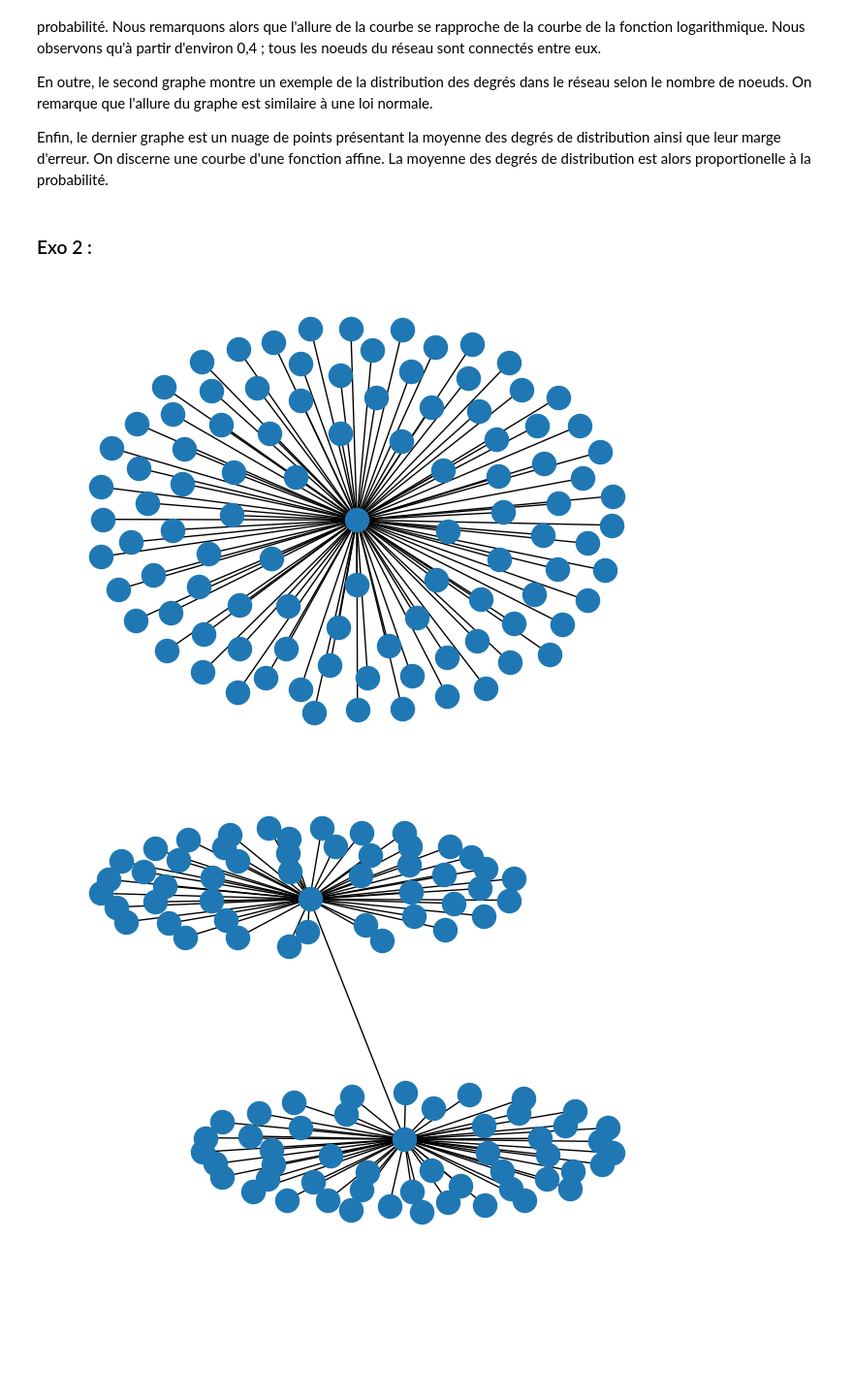
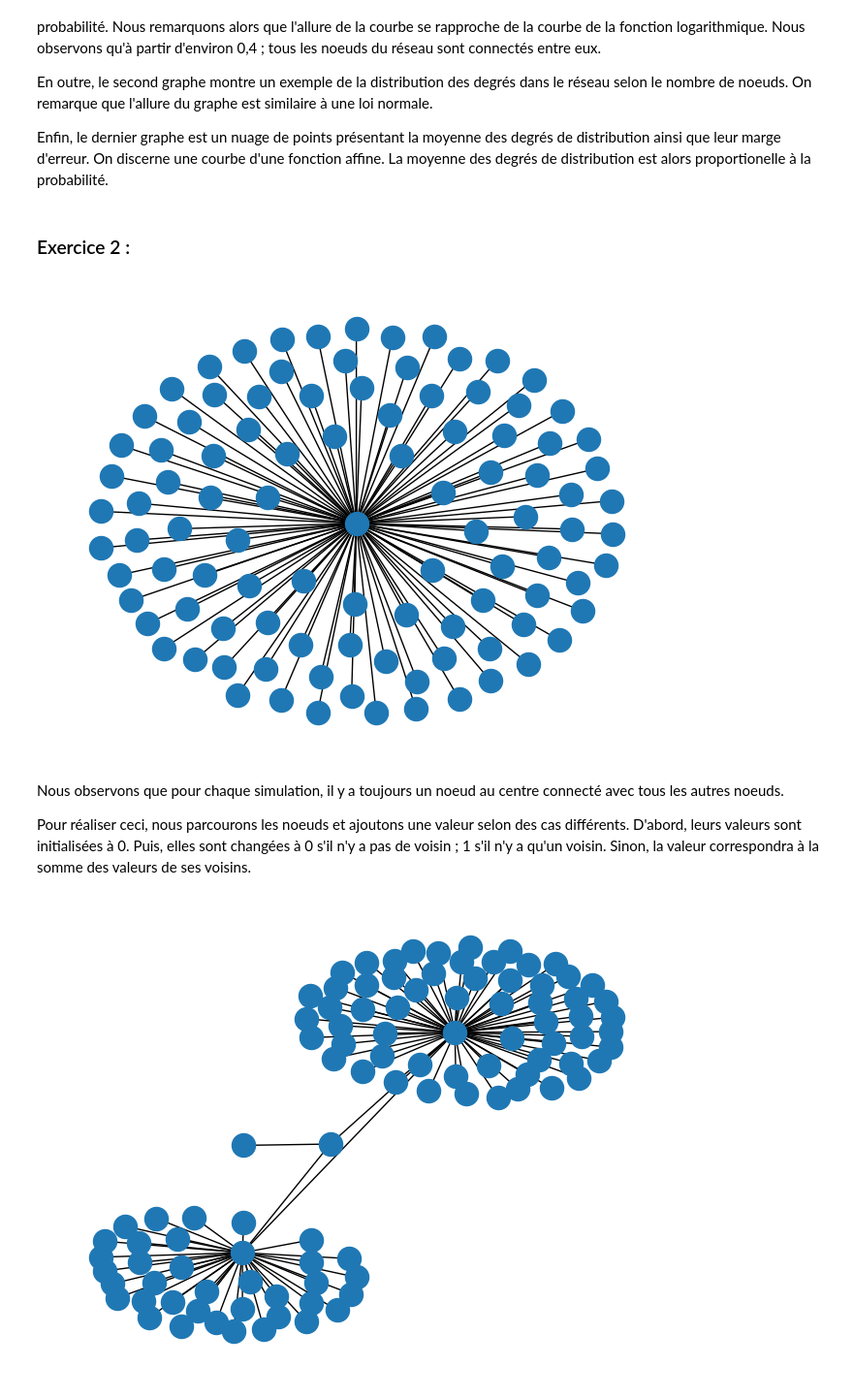
Before and after one commit to BenjaminGueriot/ISOC731_Projet, a Jupyter notebook: projet.ipynb, the cells around one changed output. Shown at 97% size. Cells and saved outputs as stored; diff of their text form; code cells hidden in the pictures; blank space fills up the shorter version.

Commit message:
exo2 stats + exo3 stats

```diff
--- a/projet.ipynb
+++ b/projet.ipynb
@@ -7,12 +15,4 @@ Nous avons un projet à réaliser pour ce module. Celui-ci porte sur les réseau
 # %%
-import networkx as nx
-import matplotlib.pyplot as plt
-import random as rd
-import numpy as np
-from tqdm import tqdm
-import pandas as pd
-import scipy.stats as st
-
 n = 1000 # nombre de noeuds
 
 def make_graph(n): # fonction pour initialiser un graphe vide de n noeuds
@@ -22,10 +22,12 @@ def make_graph(n): # fonction pour initialiser un graphe vide de n noeuds
     return G
 
 def make_edges(G,p): # fonction pour ajouter des liens entre différents noeuds
-
+    """
+    graph G : initial graph
+    int p : probability of connexion between two nodes
+    """
     for k in range(n):
         for node in list(G.nodes):
-
             # On vérifie qu'une probabilité uniforme est inférieure ou égale à notre probabilité seuil
             # De plus, on vérifie que les deux noeuds choisis ne sont pas les même
             if(rd.uniform(0.0, 1.0) <=p and node != k):
@@ -116,17 +118,24 @@ En outre, le second graphe montre un exemple de la distribution des degrés dans
 
 Enfin, le dernier graphe est un nuage de points présentant la moyenne des degrés de distribution ainsi que leur marge d'erreur. On discerne une courbe d'une fonction affine. La moyenne des degrés de distribution est alors proportionelle à la probabilité.
 # %% [markdown]
-###                                  Exo 2 :
+###                                  Exercice 2 :
 # %%
-#2.1
 G = nx.Graph()
 n = 100
+
+# On ajoute des nodes avec leur valeur que l'on initialise à 0
 for i in range(n):
   G.add_node(i, value=0)
 
-values = nx.get_node_attributes(G, 'value')
+# On crée une liste des noeuds
 nodes = list(G.nodes)
 
+# On récupère la valeur des noeuds dans une liste
+values = nx.get_node_attributes(G, 'value')
+
+# Fonction pour calculer une nouvelle valeur
+# Si son degré est égal à 1 alors le noeuf n'a qu'un voisin et on lui attribut cette même valeur
+# Si le noeud a plus d'un voisin, on définit sa valeur comme la somme des valeurs de ses voisins
 def compute_value(node, values):
   new_value = 0
   if G.degree[node] == 1:
@@ -143,12 +152,12 @@ rd.shuffle(nodes)
 for node in nodes:
   # Dictionnaire des valeurs
   values = dict(sorted(values.items(), key=lambda item: item[1]))
-  values.pop(node)
+  values.pop(node) # On retire le noeud
 
-  # Valeur max qui optimise la valeur du noeud
+  # Valeur maximale qui optimise la valeur du noeud
   max_value = np.asarray(list(values.values())).max()
 
-  # On cherche si il y a égalité
+  # On cherche s'il y a égalité
   max_values = [item for item in values.items() if item[1] == max_value]
 
   # Choix du noeud auquel se connecter
@@ -169,61 +178,70 @@ for node in nodes:
 
 nx.draw(G)
 # %% [output]
-[figure, old version]
+[figure, new version]
+# %% [markdown]
+Nous observons que pour chaque simulation, il y a toujours un noeud au centre connecté avec tous les autres noeuds.
+
+Pour réaliser ceci, nous parcourons les noeuds et ajoutons une valeur selon des cas différents. D'abord, leurs valeurs sont initialisées à 0. Puis, elles sont changées à 0 s'il n'y a pas de voisin ; 1 s'il n'y a qu'un voisin. Sinon, la valeur correspondra à la somme des valeurs de ses voisins.
 # %%
-#2.2
+# Partie avec incertitude
+
 G = nx.Graph()
 n = 100
+
+
+
+# On ajoute des nodes avec leur valeur que l'on initialise à 0
 for i in range(n):
-  G.add_node(i, value=0)
+  G.add_node(i, value=0, karma = 0)
 
-values = nx.get_node_attributes(G, 'value')
+# On crée une liste des noeuds
 nodes = list(G.nodes)
 
-def compute_value(node, values):
-  new_value = 0
-  if G.degree[node] == 1:
-    new_value = 1
-  elif G.degree[node] > 1:
-    for neighbor in G.neighbors(node):
-      new_value += values[neighbor]
-  return new_value
-
+# On récupère la valeur des noeuds dans une liste
+values = nx.get_node_attributes(G, 'value')
 
 # Ordre T aléatoire
 rd.shuffle(nodes)
 
+values_x = []
+values_y = []
+
 for node in nodes:
+
+
   # Dictionnaire des valeurs
   values = dict(sorted(values.items(), key=lambda item: item[1]))
   values.pop(node)
 
   #
   inferred_values = dict([item[0], rd.uniform(item[1]*0.1, item[1]*10)] for item in values.items())
 
+  if node == nodes[len(nodes) - 1]:
+    values_x.append(list(inferred_values.keys()))
+    values_y.append(list(inferred_values.values()))
+
   # Valeur max qui optimise la valeur du noeud
   max_value = np.asarray(list(inferred_values.values())).max()
 
 
-  # On cherche si il y a égalité
+  # On cherche s'il y a égalité
   max_values = [item for item in inferred_values.items() if item[1] == max_value]
-
 
   # Choix du noeud auquel se connecter
   node_to_connect = rd.choice(max_values)
 
   # Connection
   G.add_edge(node, node_to_connect[0])
 
   # Pour les deux nodes, on recalcule la valeur
   for node2 in [node, node_to_connect[0]]:
     new_value = compute_value(node2, values)
     values[node2] = new_value
 
   nx.set_node_attributes(G, values, "value")
 
 #print(dict(sorted(values.items(), key=lambda item: item[0])))
-
 nx.draw(G)
 # %% [output]
-[figure, old version]
+[figure, new version]
```
Also changed, not shown: parts of 13 cells of this notebook.
